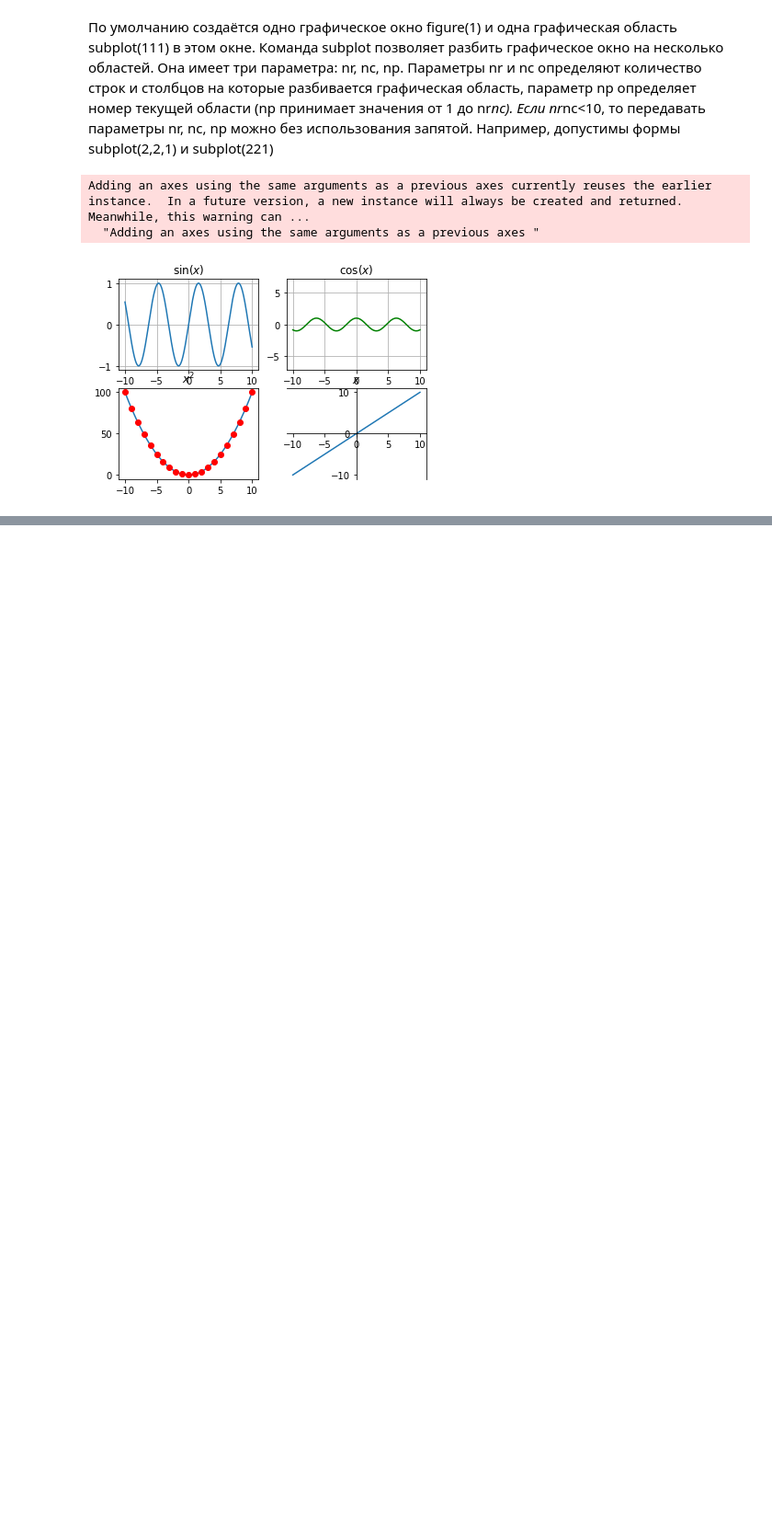
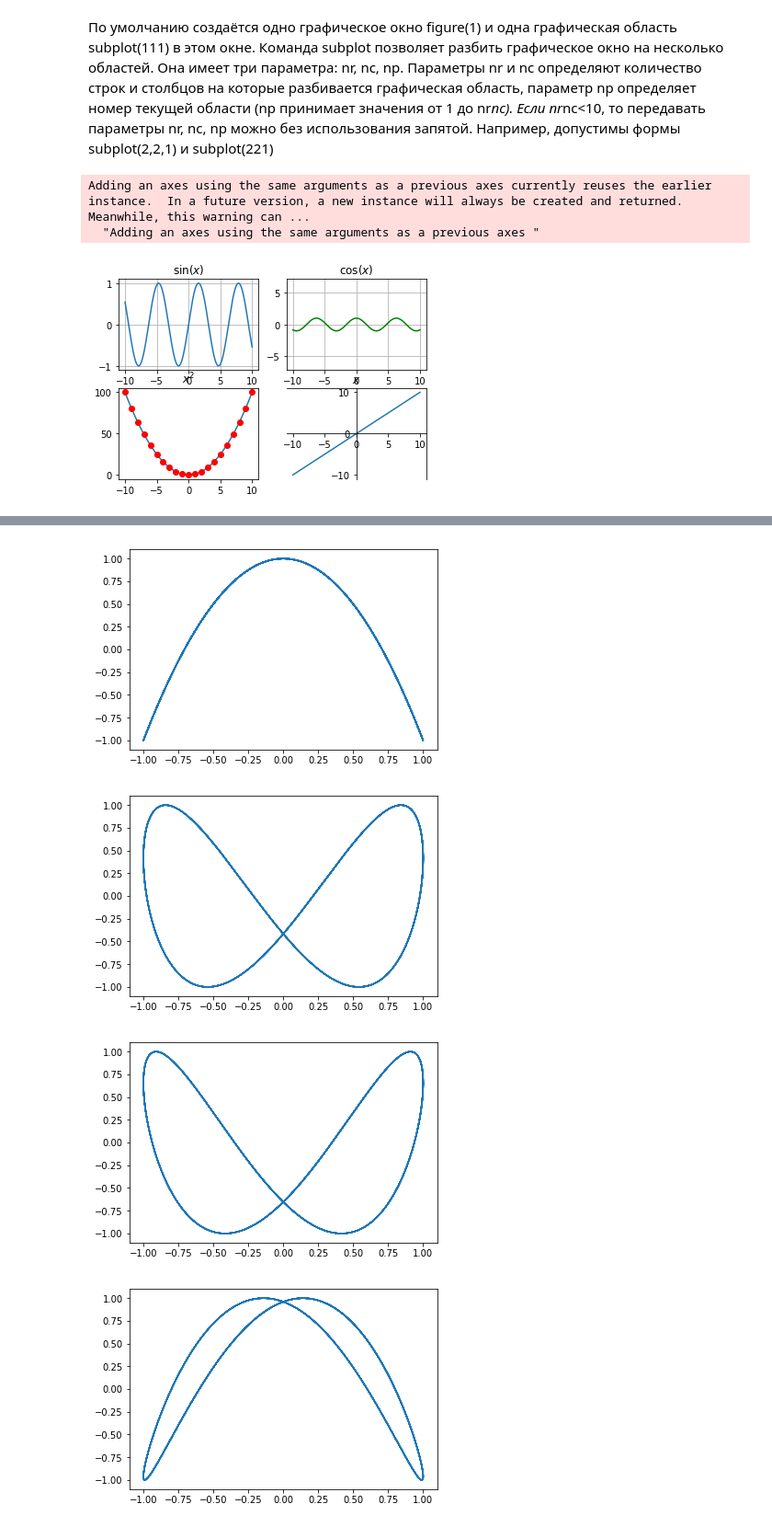
Before and after one commit to KTune/prog_markelova, a Jupyter notebook: 2nd semester/1lab.ipynb, the cells around one changed output, grey strips where cells are left out. Shown: that part at 92% size. Drawn from its saved outputs; the diff is of its cells as text; code cells hidden in the pictures; blank space fills up the shorter version.

```diff
--- a/2nd semester/1lab.ipynb
+++ b/2nd semester/1lab.ipynb
@@ -73,0 +114,28 @@ Adding an axes using the same arguments as a previous axes currently reuses the
+# %%
+import math
+import pylab
+from matplotlib import mlab
+
+tmin = -20.0
+tmax = 20.0
+
+dt = 0.01
+tlist = mlab.frange (tmin, tmax, dt)
+
+pylab.ion()
+
+for a in range (5):
+    xlist = [math.sin (t + a) for t in tlist]
+    ylist = [math.cos (2*t) for t in tlist]
+    pylab.clf()
+    pylab.plot (xlist, ylist)
+    pylab.draw()
+    pylab.pause(0.3)
+
+
+pylab.close()
+# %% [output]
+[figure, added]
+[figure, added]
+[figure, added]
+[figure, added]
```
Also changed, not shown: parts of 14 cells of this notebook.
